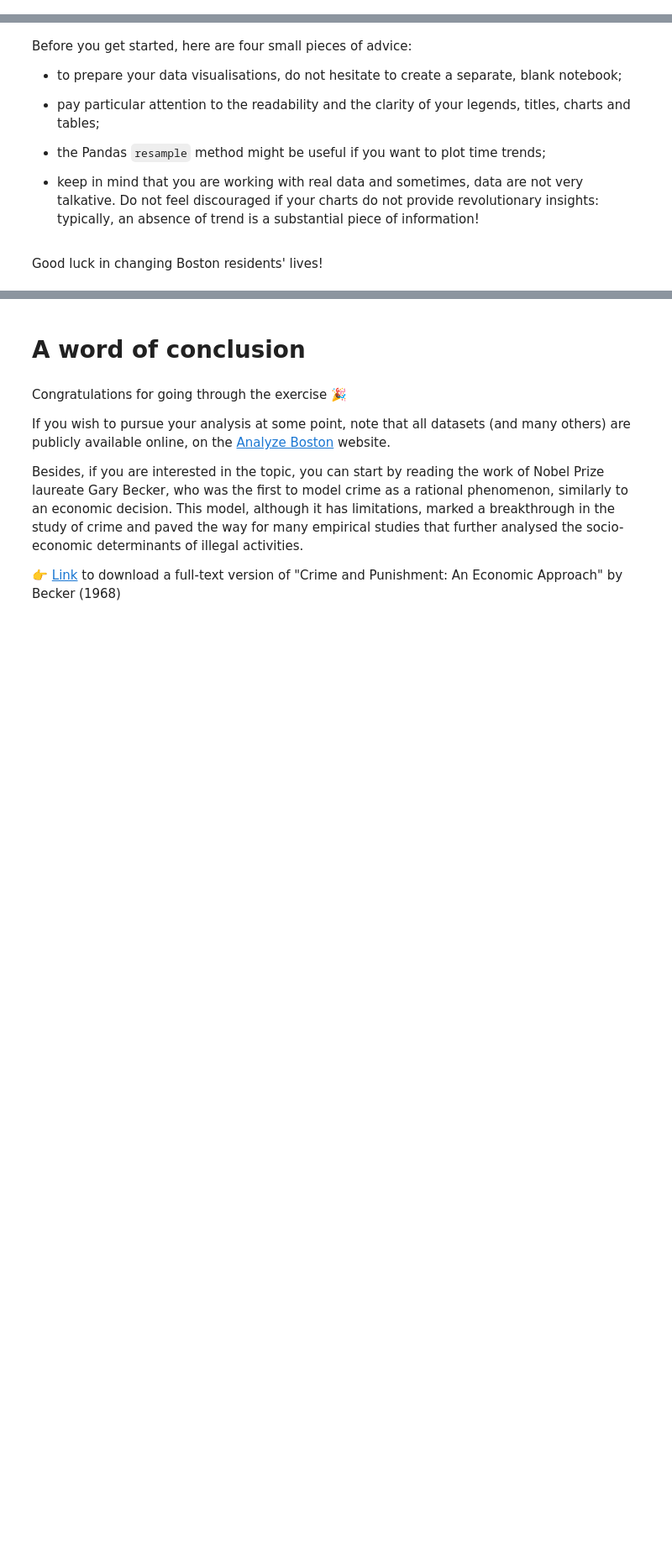
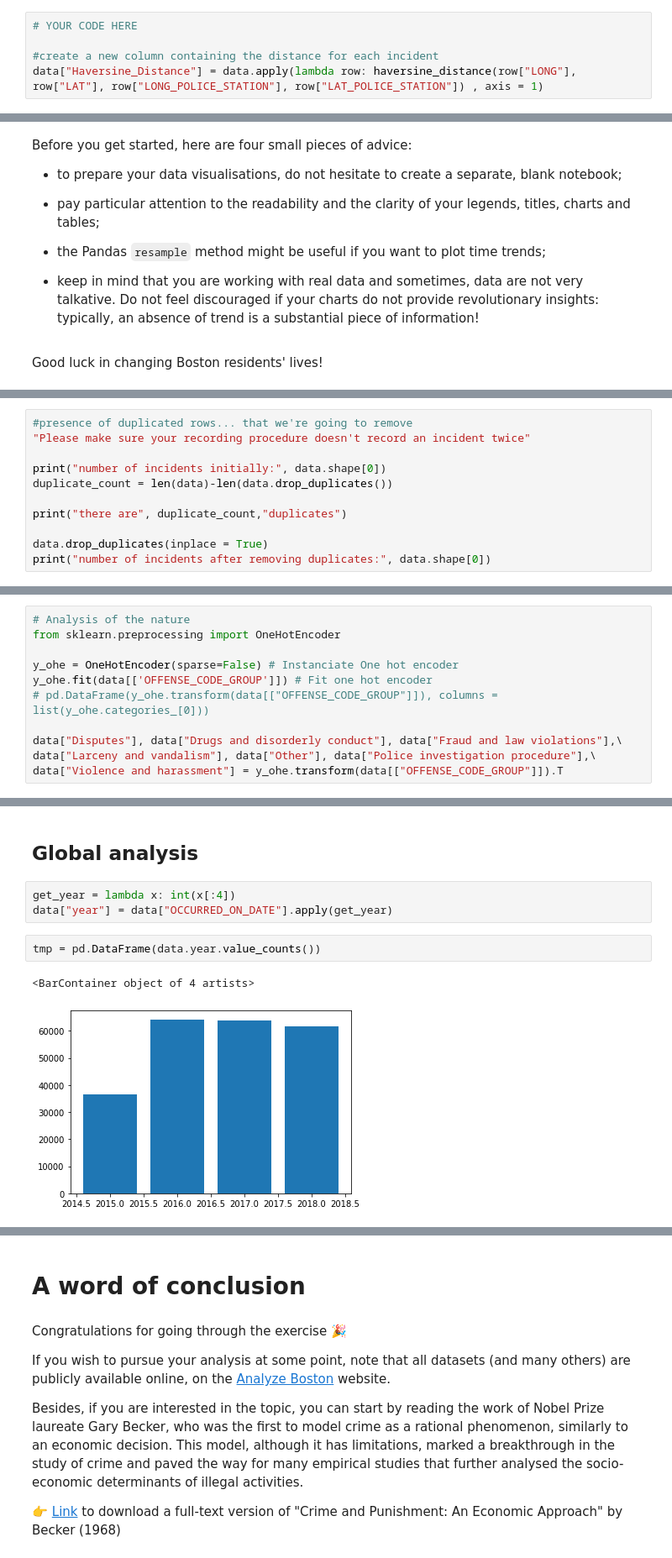
Before and after one commit to sanpigh/super-exo, a Jupyter notebook: decision_science/boston_crimes.ipynb, the cells around one changed output, grey strips where cells are left out. Shown at 84% size. Saved outputs shown, nothing was run; the diff lists cells and outputs as text; blank space fills up the shorter version.

```diff
--- a/decision_science/boston_crimes.ipynb
+++ b/decision_science/boston_crimes.ipynb
@@ -355,0 +593,5 @@ def haversine_distance(lon1, lat1, lon2, lat2):
+# %%
+# YOUR CODE HERE
+
+#create a new column containing the distance for each incident
+data["Haversine_Distance"] = data.apply(lambda row: haversine_distance(row["LONG"], row["LAT"], row["LONG_POLICE_STATION"], row["LAT_POLICE_STATION"]) , axis = 1)
@@ -386,0 +688,11 @@ Good luck in changing Boston residents' lives!
+# %%
+#presence of duplicated rows... that we're going to remove
+"Please make sure your recording procedure doesn't record an incident twice"
+
+print("number of incidents initially:", data.shape[0])
+duplicate_count = len(data)-len(data.drop_duplicates())
+
+print("there are", duplicate_count,"duplicates")
+
+data.drop_duplicates(inplace = True)
+print("number of incidents after removing duplicates:", data.shape[0])
@@ -386,0 +727,11 @@ Good luck in changing Boston residents' lives!
+# %%
+# Analysis of the nature
+from sklearn.preprocessing import OneHotEncoder
+
+y_ohe = OneHotEncoder(sparse=False) # Instanciate One hot encoder
+y_ohe.fit(data[['OFFENSE_CODE_GROUP']]) # Fit one hot encoder
+# pd.DataFrame(y_ohe.transform(data[["OFFENSE_CODE_GROUP"]]), columns = list(y_ohe.categories_[0]))
+
+data["Disputes"], data["Drugs and disorderly conduct"], data["Fraud and law violations"],\
+data["Larceny and vandalism"], data["Other"], data["Police investigation procedure"],\
+data["Violence and harassment"] = y_ohe.transform(data[["OFFENSE_CODE_GROUP"]]).T
@@ -386,0 +766,10 @@ Good luck in changing Boston residents' lives!
+# %% [markdown]
+## Global analysis
+# %%
+get_year = lambda x: int(x[:4])
+data["year"] = data["OCCURRED_ON_DATE"].apply(get_year)
+# %%
+tmp = pd.DataFrame(data.year.value_counts())
+# %% [output]
+<BarContainer object of 4 artists>
+[figure, added]
```
Also changed, not shown: parts of 78 cells of this notebook, 7 other files.
